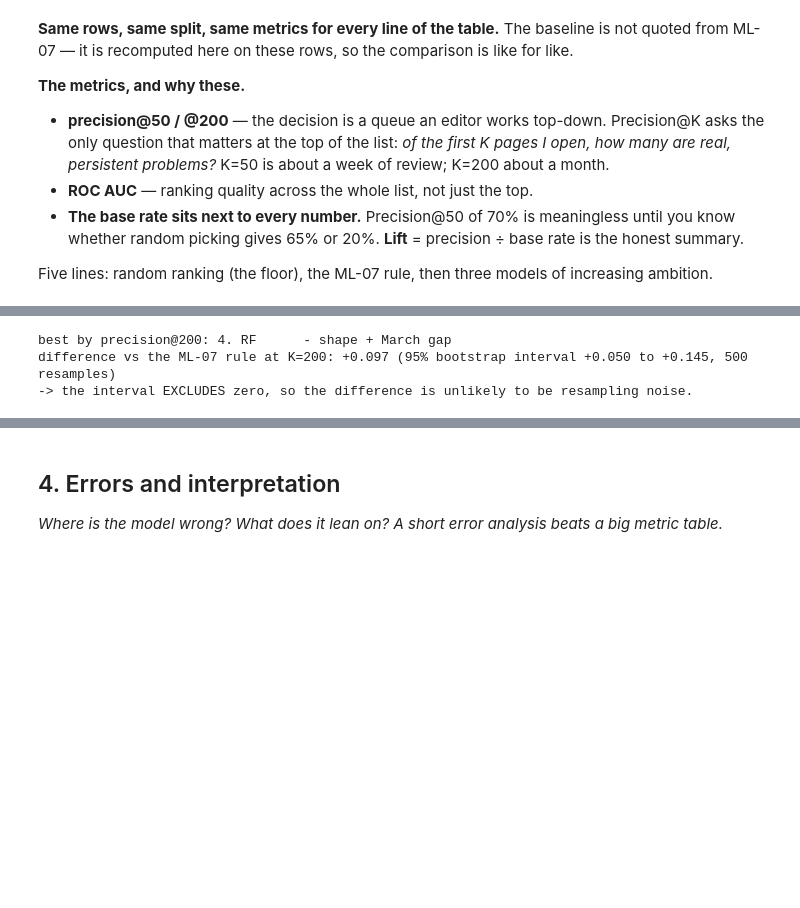
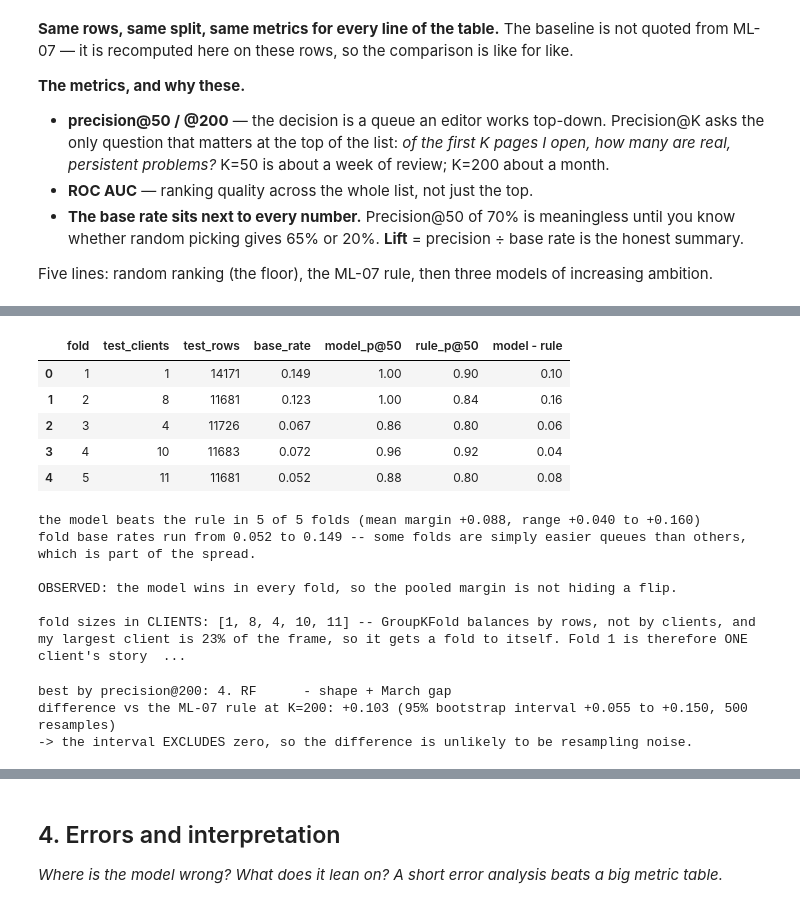
Before and after one commit to widadfatimakhan/flyrank-internship-ml, a Jupyter notebook: work/notebooks/w05_model.ipynb, the cells around one changed output, grey strips where cells are left out. Cells and saved outputs as stored; diff of their text form; code cells hidden in the pictures; blank space fills up the shorter version.

```diff
--- a/work/notebooks/w05_model.ipynb
+++ b/work/notebooks/w05_model.ipynb
@@ -365,10 +381,61 @@ BASE RATE (a random queue) = 0.095
+# %%
+# --- The same comparison, fold by fold: is the winner a STABLE winner? -------
+def per_fold(make_model, feats, K=50):
+    rows, X = [], df[feats].values
+    for i, (tr, te) in enumerate(gkf.split(X, y, groups), 1):
+        p = make_model().fit(X[tr], y[tr]).predict_proba(X[te])[:, 1]
+        rows.append({"fold": i,
+                     "test_clients": df.iloc[te].client_hash_id.nunique(),
+                     "test_rows": len(te),
+                     "base_rate": round(float(y[te].mean()), 3),
+                     "model_p@50": round(precision_at_k(p, y[te], K), 3),
+                     "rule_p@50":  round(precision_at_k(df.mar_missed_clicks.values[te], y[te], K), 3)})
+    out = pd.DataFrame(rows)
+    out["model - rule"] = (out["model_p@50"] - out["rule_p@50"]).round(3)
+    return out
+
+folds = per_fold(rf, SHAPE_FEATURES + PRIOR_FEATURES)
+display(folds)
+
+wins = int((folds["model - rule"] > 0).sum())
+print(f"the model beats the rule in {wins} of {len(folds)} folds "
+      f"(mean margin {folds['model - rule'].mean():+.3f}, "
+      f"range {folds['model - rule'].min():+.3f} to {folds['model - rule'].max():+.3f})")
+print(f"fold base rates run from {folds.base_rate.min():.3f} to {folds.base_rate.max():.3f} -- "
+      f"some folds are simply easier queues than others, which is part of the spread.")
+print("\nOBSERVED: " + ("the model wins in every fold, so the pooled margin is not hiding a flip."
+      if wins == len(folds) else
+      f"the pooled table shows one number; the folds show {wins} wins and {len(folds)-wins} losses. "
+      "The direction and the wobble get reported together -- an average winner is not "
+      "automatically a stable winner."))
+print(f"\nfold sizes in CLIENTS: {folds.test_clients.tolist()} -- GroupKFold balances by rows, "
+      f"not by clients, and my largest client is {folds.test_rows.max()/len(df):.0%} of the frame, "
+      f"so it gets a fold to itself. Fold 1 is therefore ONE client's story rather than an average "
+      f"of several, and its base rate ({folds.base_rate.iloc[0]:.3f}) is the highest of the five. "
+      f"The five folds are not five equally-informative exams.")
+# %% [output]
+|  | fold | test_clients | test_rows | base_rate | model_p@50 | rule_p@50 | model - rule |
+| 0 | 1 | 1 | 14171 | 0.149 | 1.00 | 0.90 | 0.10 |
+| 1 | 2 | 8 | 11681 | 0.123 | 1.00 | 0.84 | 0.16 |
+| 2 | 3 | 4 | 11726 | 0.067 | 0.86 | 0.80 | 0.06 |
+| 3 | 4 | 10 | 11683 | 0.072 | 0.96 | 0.92 | 0.04 |
+| 4 | 5 | 11 | 11681 | 0.052 | 0.88 | 0.80 | 0.08 |
+the model beats the rule in 5 of 5 folds (mean margin +0.088, range +0.040 to +0.160)
+fold base rates run from 0.052 to 0.149 -- some folds are simply easier queues than others, which is part of the spread.
+
+OBSERVED: the model wins in every fold, so the pooled margin is not hiding a flip.
+
+fold sizes in CLIENTS: [1, 8, 4, 10, 11] -- GroupKFold balances by rows, not by clients, and my largest client is 23% of the frame, so it gets a fold to itself. Fold 1 is therefore ONE client's story  ...
 # %%
 # --- Is the gap between the best model and the baseline real, or noise? -----
 model_scores = {"2. LogReg  - shape features only": oof_lr,
                 "3. RF      - shape features only": oof_rf,
                 "4. RF      - shape + March gap":   oof_rf_prior}
-model_rows  = table[table.model.isin(model_scores)]
-best_name   = model_rows.loc[model_rows["precision@200"].idxmax(), "model"]
+
+# Pick the best model from its own out-of-fold scores, not by string-matching the table --
+# a stray space in a label should never be able to break the comparison.
+p200 = {name: precision_at_k(s, y, 200) for name, s in model_scores.items()}
+best_name   = max(p200, key=p200.get)
 best_scores = model_scores[best_name]
 
 base_scores = df.mar_missed_clicks.values
@@ -388,7 +455,7 @@ print("-> the interval EXCLUDES zero, so the difference is unlikely to be resamp
       "reporting it as a tie is the honest call.")
 # %% [output]
 best by precision@200: 4. RF      - shape + March gap
-difference vs the ML-07 rule at K=200: +0.097 (95% bootstrap interval +0.050 to +0.145, 500 resamples)
+difference vs the ML-07 rule at K=200: +0.103 (95% bootstrap interval +0.055 to +0.150, 500 resamples)
 -> the interval EXCLUDES zero, so the difference is unlikely to be resampling noise.
 # %%
 # --- The grouped vs random split gap: how much memorisation was on offer? ---
```
Also changed, not shown: parts of 8 cells of this notebook.
